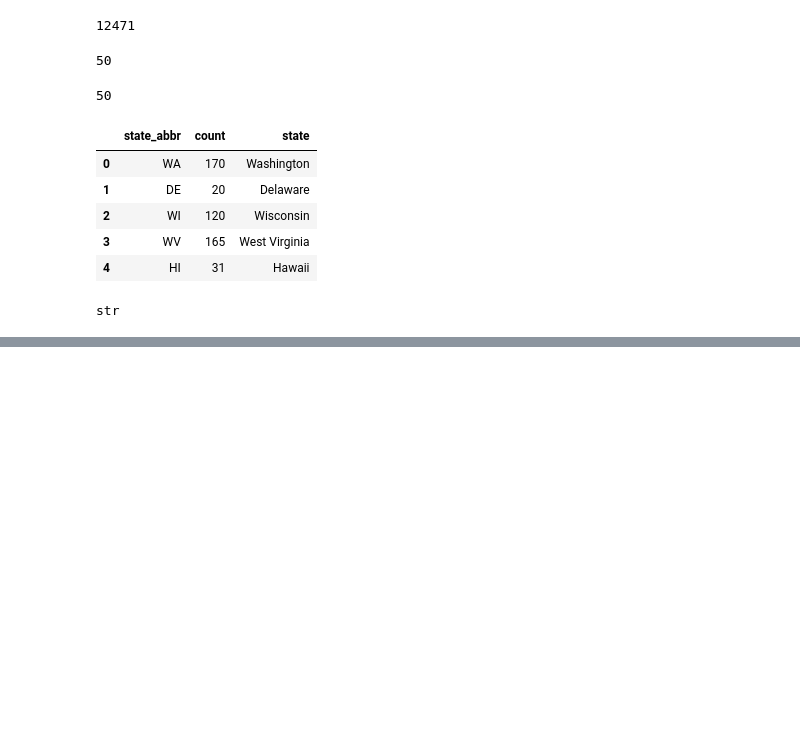
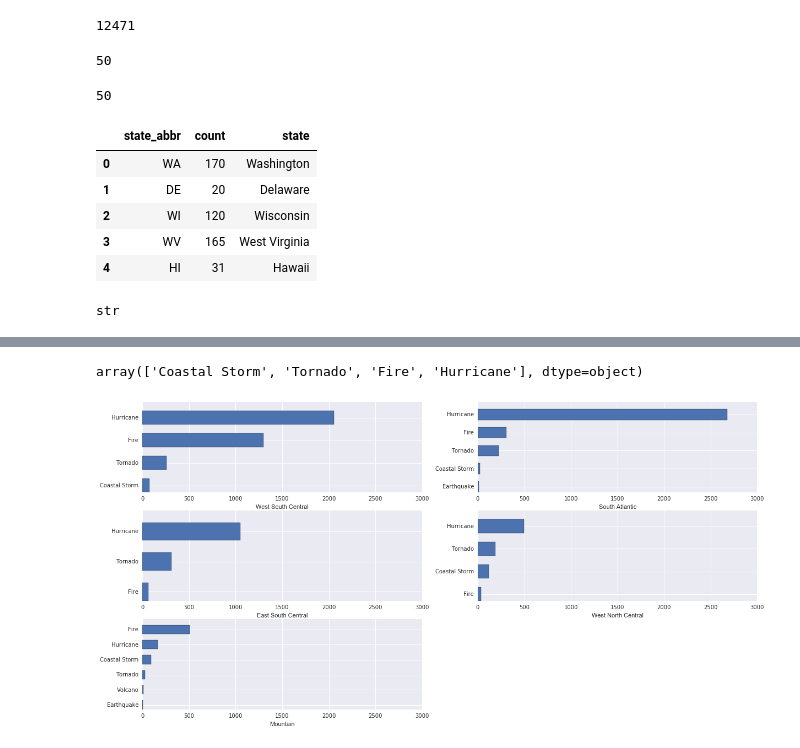
Before and after one commit to CelineChen0211/141B-Final-Project, a Jupyter notebook: disasters_zora.ipynb, the cells around one changed output, grey strips where cells are left out. Saved outputs shown, nothing was run; the diff lists cells and outputs as text; code cells hidden in the pictures; blank space fills up the shorter version.

```diff
--- a/disasters_zora.ipynb
+++ b/disasters_zora.ipynb
@@ -349,0 +436,7 @@ plotly.offline.iplot( fig, validate=False, filename='ufos_disasters_by_latlon' )
+# %%
+div1=disasters[disasters["division_name"]=='West South Central'].groupby(['disaster_type']).count().sort_values(by=['state'])
+# %%
+div2=disasters[disasters["division_name"]=='South Atlantic'].groupby(['disaster_type']).count().sort_values(by=['state'])
+div3=disasters[disasters["division_name"]=='East South Central'].groupby(['disaster_type']).count().sort_values(by=['state'])
+div4=disasters[disasters["division_name"]=='West North Central'].groupby(['disaster_type']).count().sort_values(by=['state'])
+div5=disasters[disasters["division_name"]=='Mountain'].groupby(['disaster_type']).count().sort_values(by=['state'])
@@ -349,0 +454,68 @@ plotly.offline.iplot( fig, validate=False, filename='ufos_disasters_by_latlon' )
+# %%
+div1.index.values
+# %% [output]
+array(['Coastal Storm', 'Tornado', 'Fire', 'Hurricane'], dtype=object)
+# %%
+#horizontal barplots
+#top 1 division ;West South Central
+import seaborn as sns
+
+
+plt.figure(figsize=(20,10))
+
+plt.title('Top 5 divisions of disasters by disaster type ')
+
+plt.subplot(3, 2, 1)
+x=np.arange(len(div1))
+y=div1['state']
+height = 0.6
+plt.barh(x, y, height, left=None)
+# add some text for labels, title and axes ticks
+plt.xlabel('West South Central')
+plt.xticks(range(0,3500,500))
+plt.yticks( x + height / 2.,div1.index.values)
+
+plt.subplot(3, 2, 2)
+x=np.arange(len(div2))
+y=div2['state']
+height = 0.6
+plt.barh(x, y, height, left=None)
+# add some text for labels, title and axes ticks
+plt.xlabel('South Atlantic')
+plt.xticks(range(0,3500,500))
+plt.yticks( x + height / 2.,div2.index.values)
+
+plt.subplot(3, 2, 3)
+x=np.arange(len(div3))
+y=div3['state']
+height = 0.6
+plt.barh(x, y, height, left=None)
+
+# add some text for labels, title and axes ticks
+plt.xlabel('East South Central')
+plt.xticks(range(0,3500,500))
+plt.yticks( x + height / 2.,div3.index.values)
+
+plt.subplot(3, 2, 4)
+x=np.arange(len(div4))
+y=div4['state']
+height = 0.6
+plt.barh(x, y, height, left=None)
+# add some text for labels, title and axes ticks
+plt.xlabel('West North Central')
+plt.xticks(range(0,3500,500))
+plt.yticks( x + height / 2.,div4.index.values)
+
+plt.subplot(3, 2, 5)
+x=np.arange(len(div5))
+y=div5['state']
+height = 0.6
+plt.barh(x, y, height, left=None)
+# add some text for labels, title and axes ticks
+plt.xlabel('Mountain')
+plt.xticks(range(0,3500,500))
+plt.yticks( x + height / 2.,div5.index.values)
+
+plt.show()
+# %% [output]
+[figure, added]
```
Also changed, not shown: parts of 60 cells of this notebook, 2 other files.
